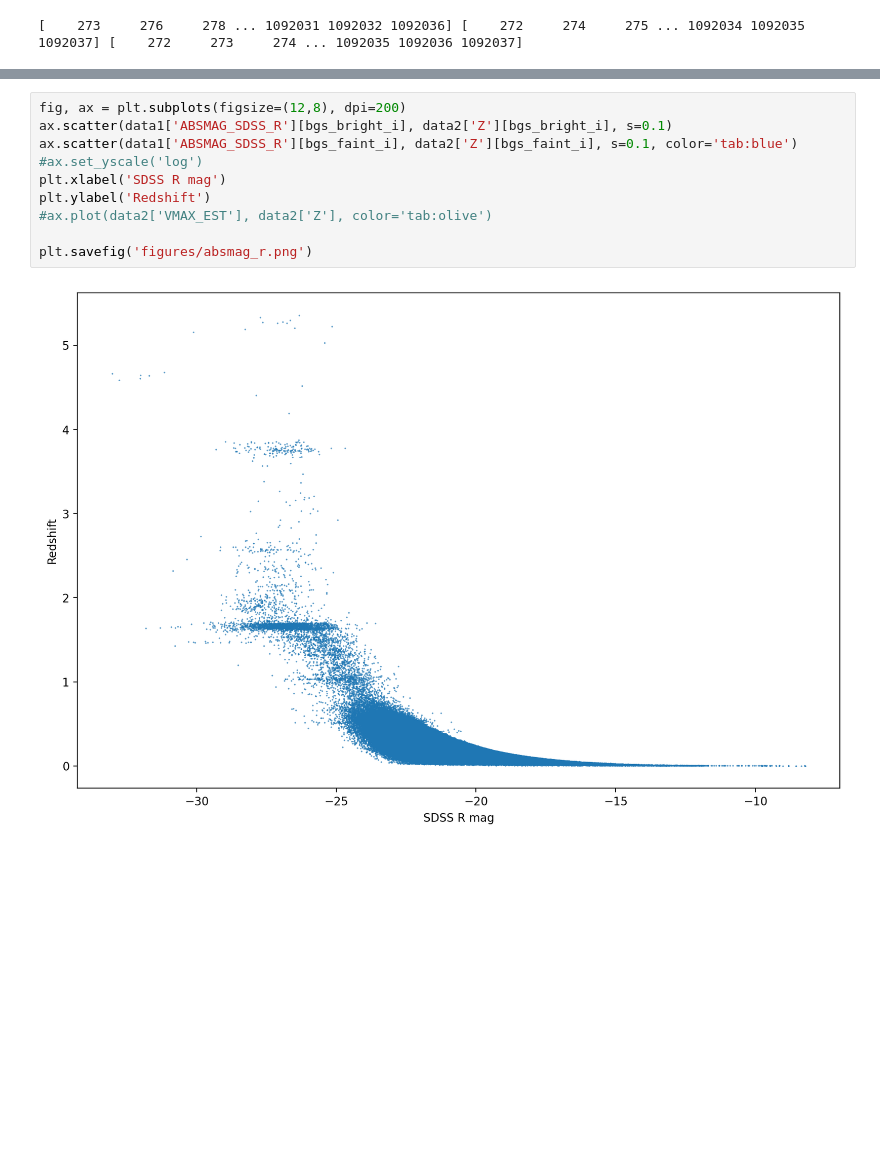
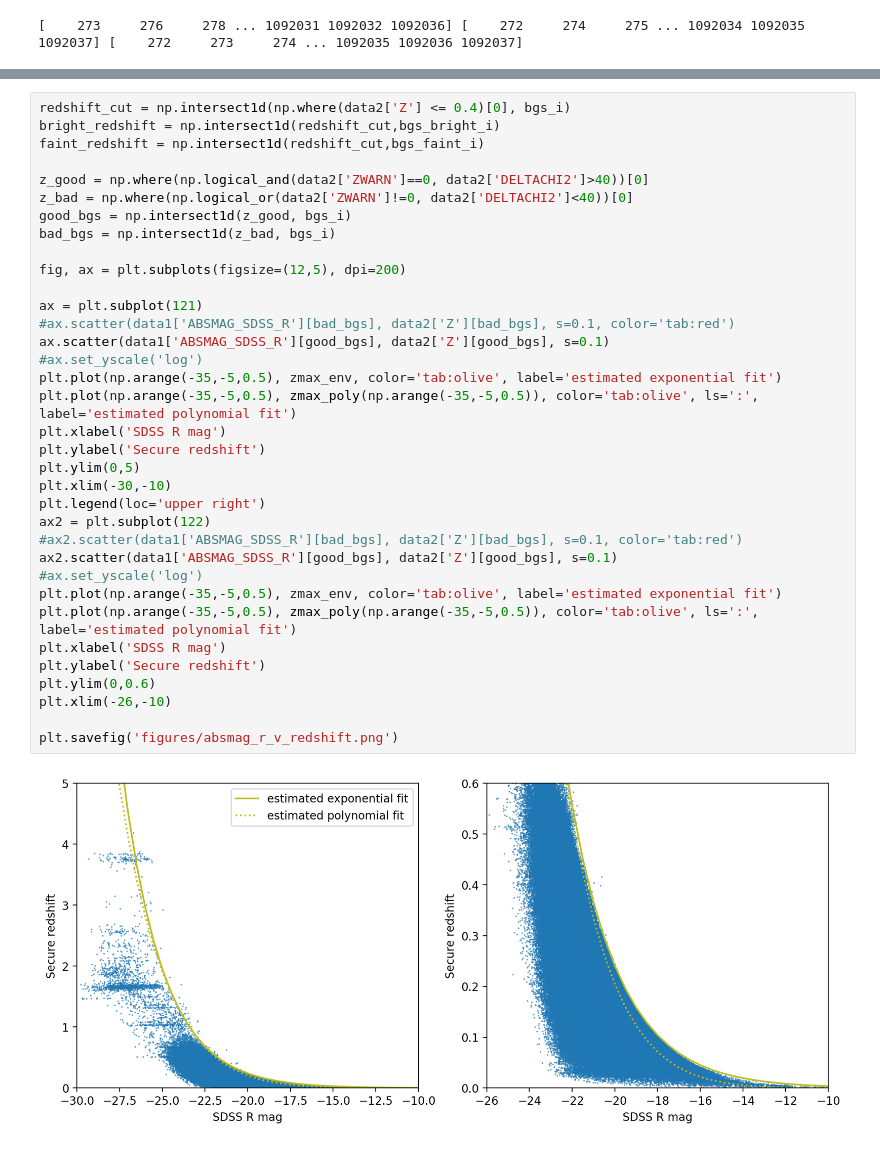
Before and after one commit to erdowning/project, a Jupyter notebook: fastphot.ipynb, the cells around one changed output, grey strips where cells are left out. Saved outputs shown, nothing was run; the diff lists cells and outputs as text; blank space fills up the shorter version.

```diff
--- a/fastphot.ipynb
+++ b/fastphot.ipynb
@@ -100,12 +110,37 @@ plt.scatter(vmax(data2['Z']), data2['Z'], s=0.1, color='tab:olive')
 # %%
-fig, ax = plt.subplots(figsize=(12,8), dpi=200)
-ax.scatter(data1['ABSMAG_SDSS_R'][bgs_bright_i], data2['Z'][bgs_bright_i], s=0.1)
-ax.scatter(data1['ABSMAG_SDSS_R'][bgs_faint_i], data2['Z'][bgs_faint_i], s=0.1, color='tab:blue')
+redshift_cut = np.intersect1d(np.where(data2['Z'] <= 0.4)[0], bgs_i)
+bright_redshift = np.intersect1d(redshift_cut,bgs_bright_i)
+faint_redshift = np.intersect1d(redshift_cut,bgs_faint_i)
+
+z_good = np.where(np.logical_and(data2['ZWARN']==0, data2['DELTACHI2']>40))[0]
+z_bad = np.where(np.logical_or(data2['ZWARN']!=0, data2['DELTACHI2']<40))[0]
+good_bgs = np.intersect1d(z_good, bgs_i)
+bad_bgs = np.intersect1d(z_bad, bgs_i)
+
+fig, ax = plt.subplots(figsize=(12,5), dpi=200)
+
+ax = plt.subplot(121)
+#ax.scatter(data1['ABSMAG_SDSS_R'][bad_bgs], data2['Z'][bad_bgs], s=0.1, color='tab:red')
+ax.scatter(data1['ABSMAG_SDSS_R'][good_bgs], data2['Z'][good_bgs], s=0.1)
 #ax.set_yscale('log')
+plt.plot(np.arange(-35,-5,0.5), zmax_env, color='tab:olive', label='estimated exponential fit')
+plt.plot(np.arange(-35,-5,0.5), zmax_poly(np.arange(-35,-5,0.5)), color='tab:olive', ls=':', label='estimated polynomial fit')
 plt.xlabel('SDSS R mag')
-plt.ylabel('Redshift')
-#ax.plot(data2['VMAX_EST'], data2['Z'], color='tab:olive')
+plt.ylabel('Secure redshift')
+plt.ylim(0,5)
+plt.xlim(-30,-10)
+plt.legend(loc='upper right')
+ax2 = plt.subplot(122)
+#ax2.scatter(data1['ABSMAG_SDSS_R'][bad_bgs], data2['Z'][bad_bgs], s=0.1, color='tab:red')
+ax2.scatter(data1['ABSMAG_SDSS_R'][good_bgs], data2['Z'][good_bgs], s=0.1)
+#ax.set_yscale('log')
+plt.plot(np.arange(-35,-5,0.5), zmax_env, color='tab:olive', label='estimated exponential fit')
+plt.plot(np.arange(-35,-5,0.5), zmax_poly(np.arange(-35,-5,0.5)), color='tab:olive', ls=':', label='estimated polynomial fit')
+plt.xlabel('SDSS R mag')
+plt.ylabel('Secure redshift')
+plt.ylim(0,0.6)
+plt.xlim(-26,-10)
 
-plt.savefig('figures/absmag_r.png')
+plt.savefig('figures/absmag_r_v_redshift.png')
 # %% [output]
-[figure, old version]
+[figure, new version]
```
Also changed, not shown: parts of 5 cells of this notebook, 10 other files.
